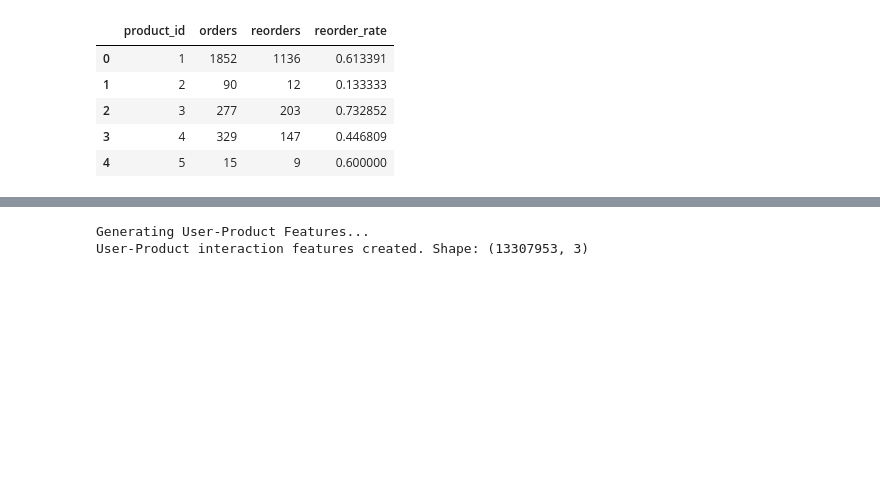
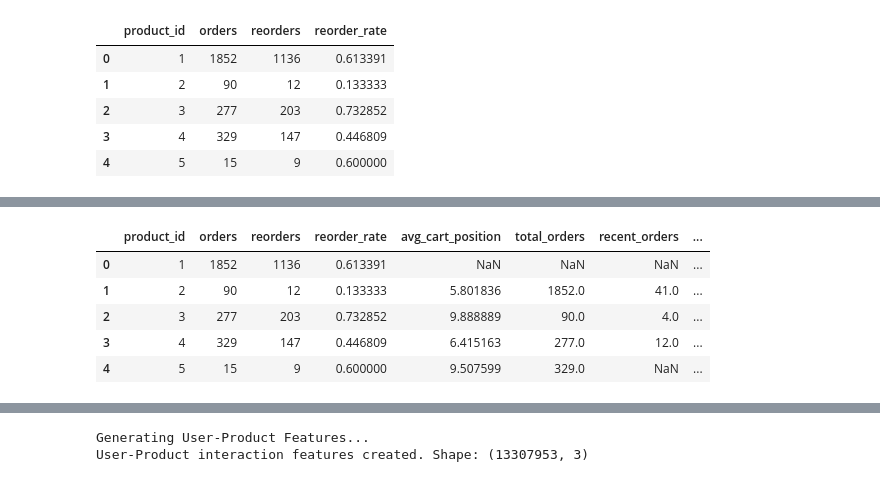
Before and after one commit to DataSnek/ML-Project, a Jupyter notebook: Data_Preprocessing.ipynb, the cells around one changed output, grey strips where cells are left out. Drawn from its saved outputs; the diff is of its cells as text; code cells hidden in the pictures; blank space fills up the shorter version.

```diff
--- a/Data_Preprocessing.ipynb
+++ b/Data_Preprocessing.ipynb
@@ -214,3 +433,93 @@ Product features created. Shape: (49677, 4)
 | 2 | 3 | 277 | 203 | 0.732852 |
 | 3 | 4 | 329 | 147 | 0.446809 |
 | 4 | 5 | 15 | 9 | 0.600000 |
+# %%
+print("\n" + "="*80)
+print("ENHANCED PRODUCT----------LEVEL FEATURES")
+print("="*80)
+
+# Define reduce_mem_usage function
+def reduce_mem_usage(df):
+    for col in df.columns:
+        col_type = df[col].dtype
+        if col_type != object:
+            c_min = df[col].min()
+            c_max = df[col].max()
+            if str(col_type)[:3] == 'int':
+                if c_min > np.iinfo(np.int8).min and c_max < np.iinfo(np.int8).max:
+                    df[col] = df[col].astype(np.int8)
+                elif c_min > np.iinfo(np.int16).min and c_max < np.iinfo(np.int16).max:
+                    df[col] = df[col].astype(np.int16)
+                elif c_min > np.iinfo(np.int32).min and c_max < np.iinfo(np.int32).max:
+                    df[col] = df[col].astype(np.int32)
+            else:
+                if c_min > np.finfo(np.float16).min and c_max < np.finfo(np.float16).max:
+                    df[col] = df[col].astype(np.float16)
+                elif c_min > np.finfo(np.float32).min and c_max < np.finfo(np.float32).max:
+                    df[col] = df[col].astype(np.float32)
+        else:
+            df[col] = df[col].astype('category')
+    return df
+
+# Reload necessary dataframes and re-apply memory reduction
+print("Reloading necessary CSVs for feature engineering...")
+orders = pd.read_csv('/content/dataset/orders.csv')
+order_products_prior = pd.read_csv('/content/dataset/order_products__prior.csv')
+
+orders = reduce_mem_usage(orders)
+order_products_prior = reduce_mem_usage(order_products_prior)
+print("Data reloaded and memory reduced.")
+
+# Recreate products_features as it was deleted in a previous cleanup step
+print("Recreating base product features...")
+prods = pd.DataFrame()
+prods['orders'] = order_products_prior.groupby(order_products_prior.product_id).size().astype(np.int32)
+prods['reorders'] = order_products_prior.groupby(order_products_prior.product_id)['reordered'].sum().astype(np.int32)
+prods['reorder_rate'] = (prods['reorders'] / prods['orders']).astype(np.float32)
+products_features = prods.reset_index()
+
+# Clean up temp var
+del prods
+gc.collect()
+print("Base product features recreated.")
+
+# Add average cart
+products_features['avg_cart_position'] = (
+    order_products_prior.groupby('product_id')['add_to_cart_order']
+    .mean()
+    .astype(np.float32)
+)
+
+# Add product popularity over time
+# Merge with orders to get order_number
+product_temporal = order_products_prior.merge(
+    orders[['order_id', 'order_number']],
+    on='order_id'
+)
+
+# Calculate total orders and recent orders
+max_order = product_temporal['order_number'].max()
+recent_threshold = max_order * 0.75
+
+products_features['total_orders'] = (
+    product_temporal.groupby('product_id').size().astype(np.int32)
+)
+
+products_features['recent_orders'] = (
+    product_temporal[product_temporal['order_number'] >= recent_threshold]
+    .groupby('product_id').size().astype(np.int32)
+)
+
+# Popularity trend
+products_features['popularity_trend'] = (
+    (products_features['recent_orders'] / products_features['total_orders'])
+    .fillna(0)
+    .astype(np.float32)
+)
+
+del product_temporal
+gc.collect()
+
+print(f"Enhanced product features shape: {products_features.shape}")
+products_features.head()
+# %% [output]
@@ -217,3 +534,9 @@ Product features created. Shape: (49677, 4)
+|  | product_id | orders | reorders | reorder_rate | avg_cart_position | total_orders | recent_orders | ... |
+| 0 | 1 | 1852 | 1136 | 0.613391 | NaN | NaN | NaN | ... |
+| 1 | 2 | 90 | 12 | 0.133333 | 5.801836 | 1852.0 | 41.0 | ... |
+| 2 | 3 | 277 | 203 | 0.732852 | 9.888889 | 90.0 | 4.0 | ... |
+| 3 | 4 | 329 | 147 | 0.446809 | 6.415163 | 277.0 | 12.0 | ... |
+| 4 | 5 | 15 | 9 | 0.600000 | 9.507599 | 329.0 | NaN | ... |
 # %%
 #  User-Level Features
 print("Generating User Features...")
```
Also changed, not shown: parts of 15 cells of this notebook.
